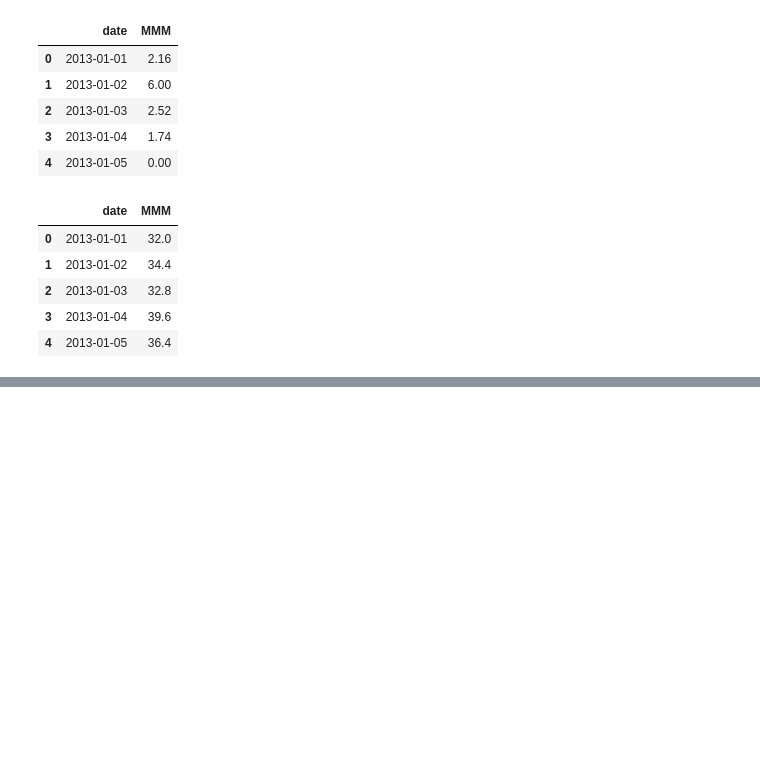
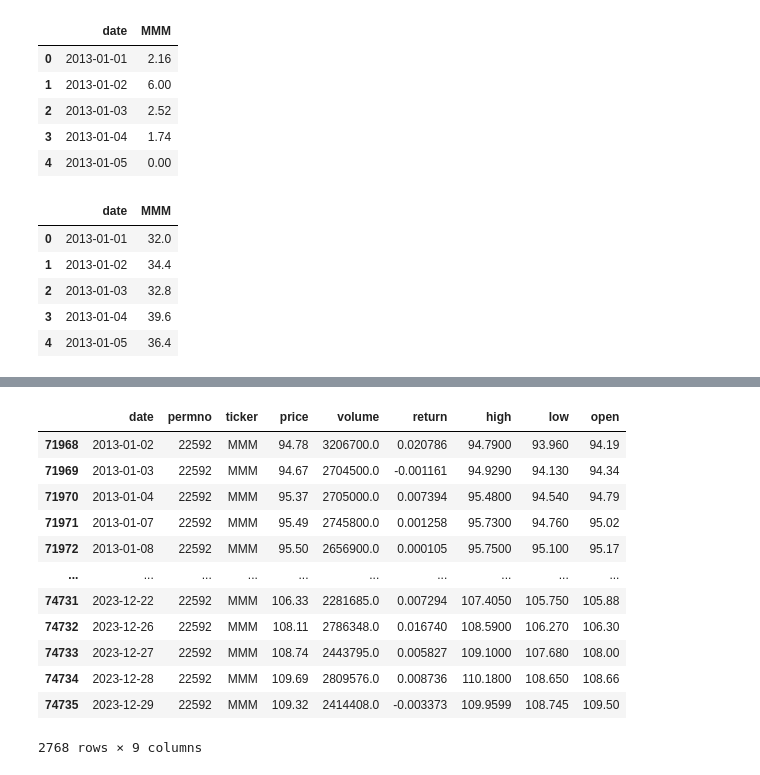
Before and after one commit to senaruetschlin/Investor_Attention, a Jupyter notebook: googletrends_AB_new.ipynb, the cells around one changed output, grey strips where cells are left out. Drawn from its saved outputs; the diff is of its cells as text; code cells hidden in the pictures; blank space fills up the shorter version.

```diff
--- a/googletrends_AB_new.ipynb
+++ b/googletrends_AB_new.ipynb
@@ -566,3 +581,6 @@ mmm_trends2.head()
 | 2 | 2013-01-03 | 32.8 |
 | 3 | 2013-01-04 | 39.6 |
 | 4 | 2013-01-05 | 36.4 |
+# %%
+financial_file = pd.read_csv("djia_daily_data_2013_2023.csv")
+financial_file.head()
@@ -568,0 +594,16 @@ mmm_trends2.head()
+# %%
+financial_file[financial_file['ticker'] == 'MMM']
+# %% [output]
+|  | date | permno | ticker | price | volume | return | high | low | open |
+| 71968 | 2013-01-02 | 22592 | MMM | 94.78 | 3206700.0 | 0.020786 | 94.7900 | 93.960 | 94.19 |
+| 71969 | 2013-01-03 | 22592 | MMM | 94.67 | 2704500.0 | -0.001161 | 94.9290 | 94.130 | 94.34 |
+| 71970 | 2013-01-04 | 22592 | MMM | 95.37 | 2705000.0 | 0.007394 | 95.4800 | 94.540 | 94.79 |
+| 71971 | 2013-01-07 | 22592 | MMM | 95.49 | 2745800.0 | 0.001258 | 95.7300 | 94.760 | 95.02 |
+| 71972 | 2013-01-08 | 22592 | MMM | 95.50 | 2656900.0 | 0.000105 | 95.7500 | 95.100 | 95.17 |
+| ... | ... | ... | ... | ... | ... | ... | ... | ... | ... |
+| 74731 | 2023-12-22 | 22592 | MMM | 106.33 | 2281685.0 | 0.007294 | 107.4050 | 105.750 | 105.88 |
+| 74732 | 2023-12-26 | 22592 | MMM | 108.11 | 2786348.0 | 0.016740 | 108.5900 | 106.270 | 106.30 |
+| 74733 | 2023-12-27 | 22592 | MMM | 108.74 | 2443795.0 | 0.005827 | 109.1000 | 107.680 | 108.00 |
+| 74734 | 2023-12-28 | 22592 | MMM | 109.69 | 2809576.0 | 0.008736 | 110.1800 | 108.650 | 108.66 |
+| 74735 | 2023-12-29 | 22592 | MMM | 109.32 | 2414408.0 | -0.003373 | 109.9599 | 108.745 | 109.50 |
+2768 rows × 9 columns
```
Also changed, not shown: parts of 26 cells of this notebook, 6 other files.
